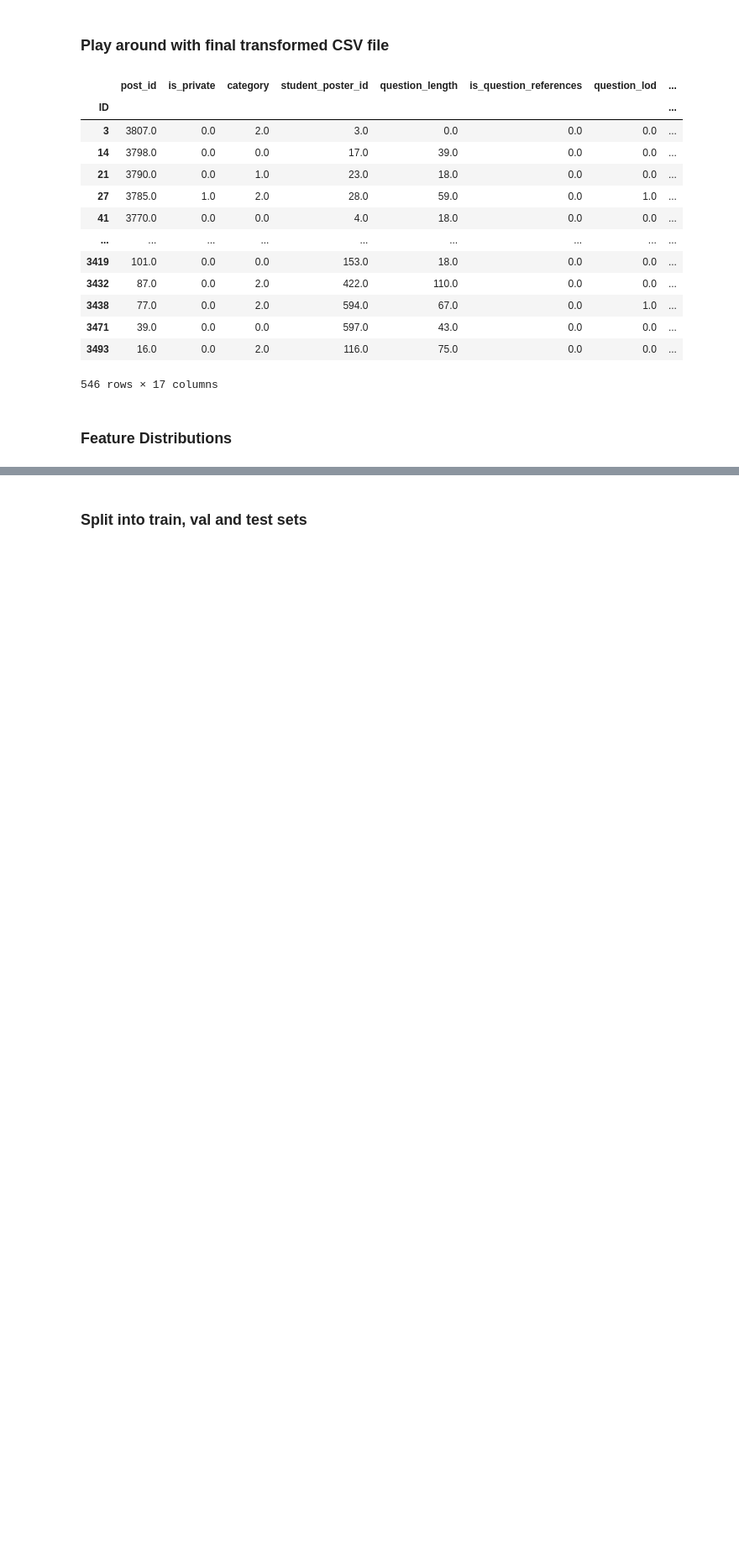
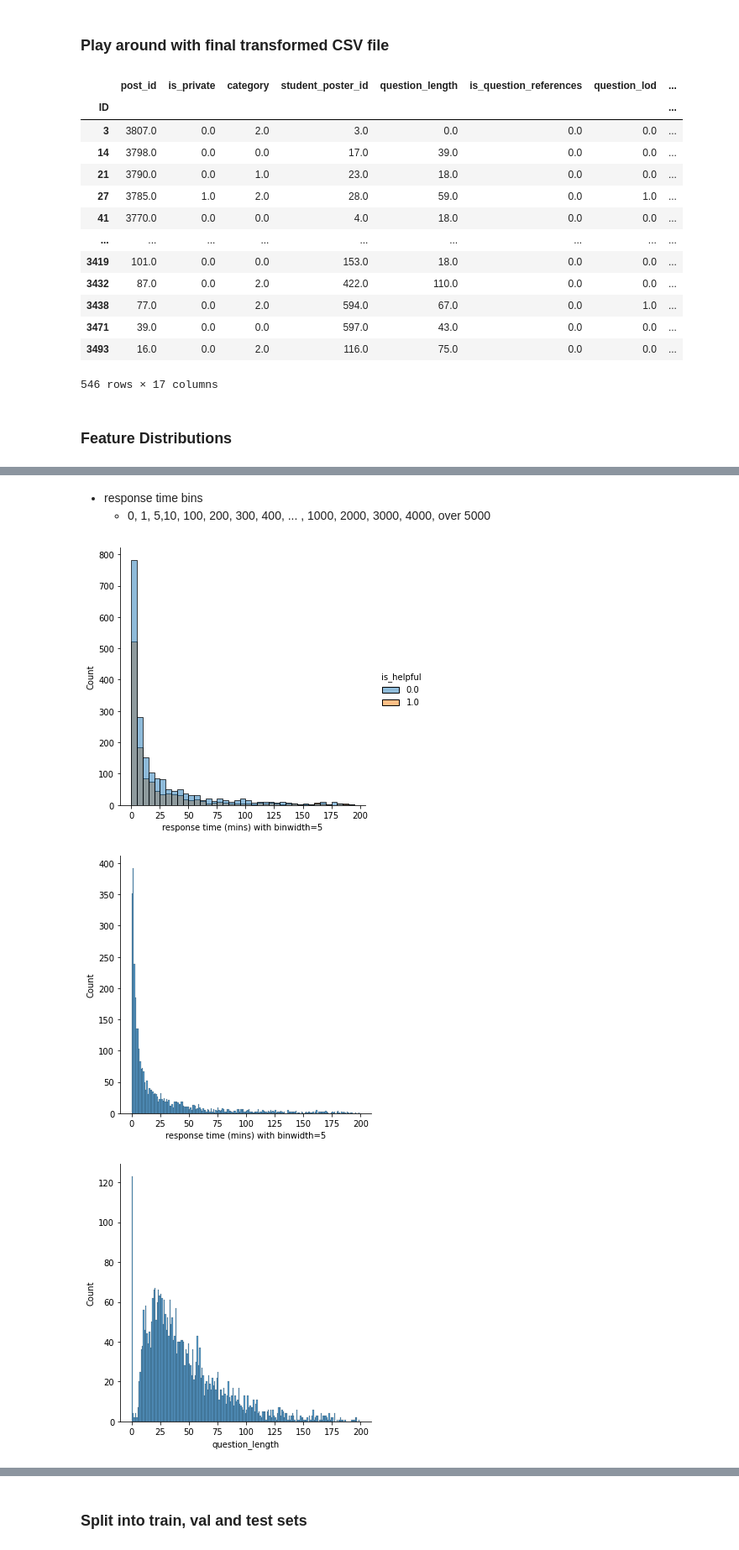
Before and after one commit to PiazzaBot/HelpfulResponses, a Jupyter notebook: data_processing.ipynb, the cells around one changed output, grey strips where cells are left out. Shown at 84% size. Saved outputs shown, nothing was run; the diff lists cells and outputs as text; code cells hidden in the pictures; blank space fills up the shorter version.

```diff
--- a/data_processing.ipynb
+++ b/data_processing.ipynb
@@ -601,0 +679,30 @@ negative
+# %% [markdown]
+- response time bins
+  - 0, 1, 5,10, 100, 200, 300, 400, ... , 1000, 2000, 3000, 4000, over 5000
+# %%
+#sns.displot(data=final_data, x=f"response_time",  kind="hist", bins=[0, 100, 200, 300, 400, 100000])
+#sns.displot(data=final_data, x=f"response_time",  kind="hist", binwidth=100)
+a = np.arange(0, 200, 5)
+b = np.arange(0, 200, 1)
+a
+ax= sns.displot(data=final_data, x=f"response_time",  kind="hist", bins=a, hue="is_helpful")
+ax.set_xlabels('response time (mins) with binwidth=5')
+
+ax=sns.displot(data=final_data, x=f"response_time",  kind="hist", bins=b)
+ax.set_xlabels('response time (mins) with binwidth=5')
+
+c = np.arange(0, 200, 1)
+c1 = np.arange(0, 200, 10)
+ax=sns.displot(data=final_data, x=f"question_length",  kind="hist", bins=c)
+ax=sns.displot(data=final_data, x=f"question_length",  kind="hist", bins=c1, hue="is_helpful")
+ax=sns.displot(data=final_data, x=f"answer_length",  kind="hist", bins=c)
+
+d= np.arange(0, 20, 1)
+ax=sns.displot(data=final_data, x=f"answerer_id",  kind="hist", bins=d)
+
+# add helpful as a 3rd axis
+# check for rlnship b/w question/answerer and is/is not helpful
+# %% [output]
+[figure, added]
+[figure, added]
+[figure, added]
```
Also changed, not shown: parts of 5 cells of this notebook.
